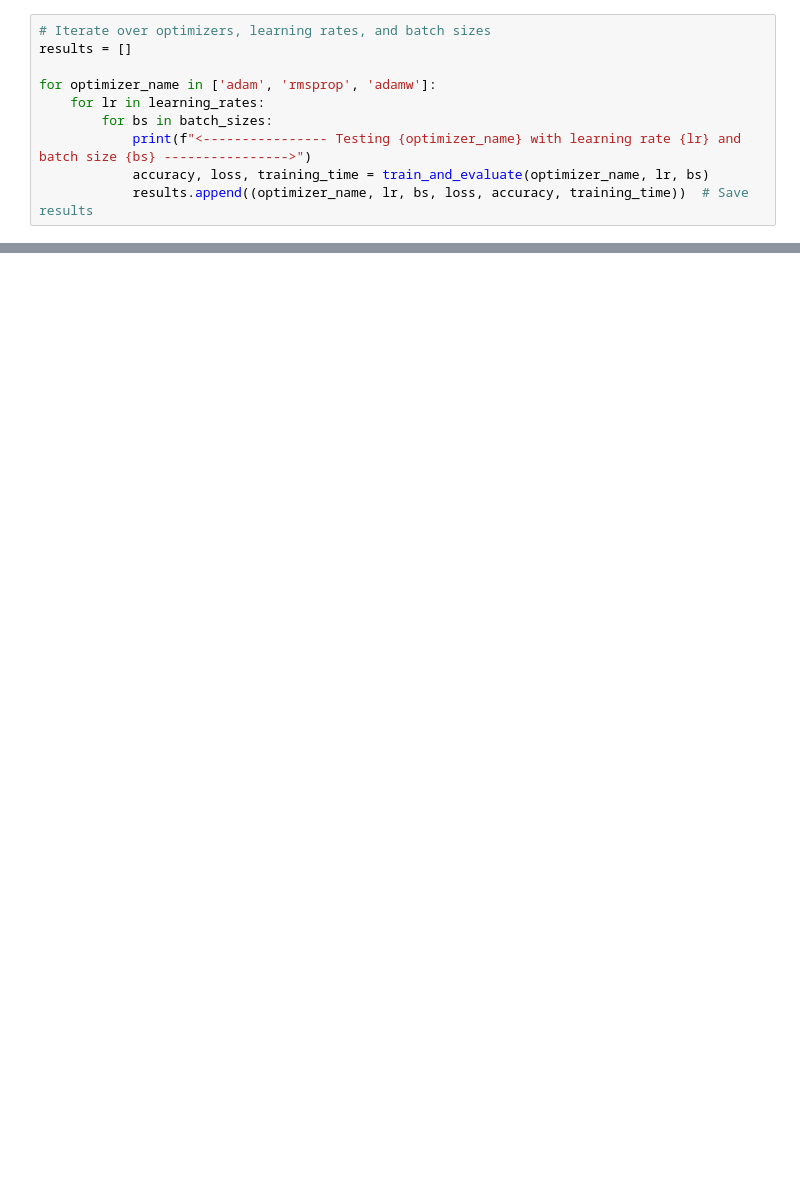
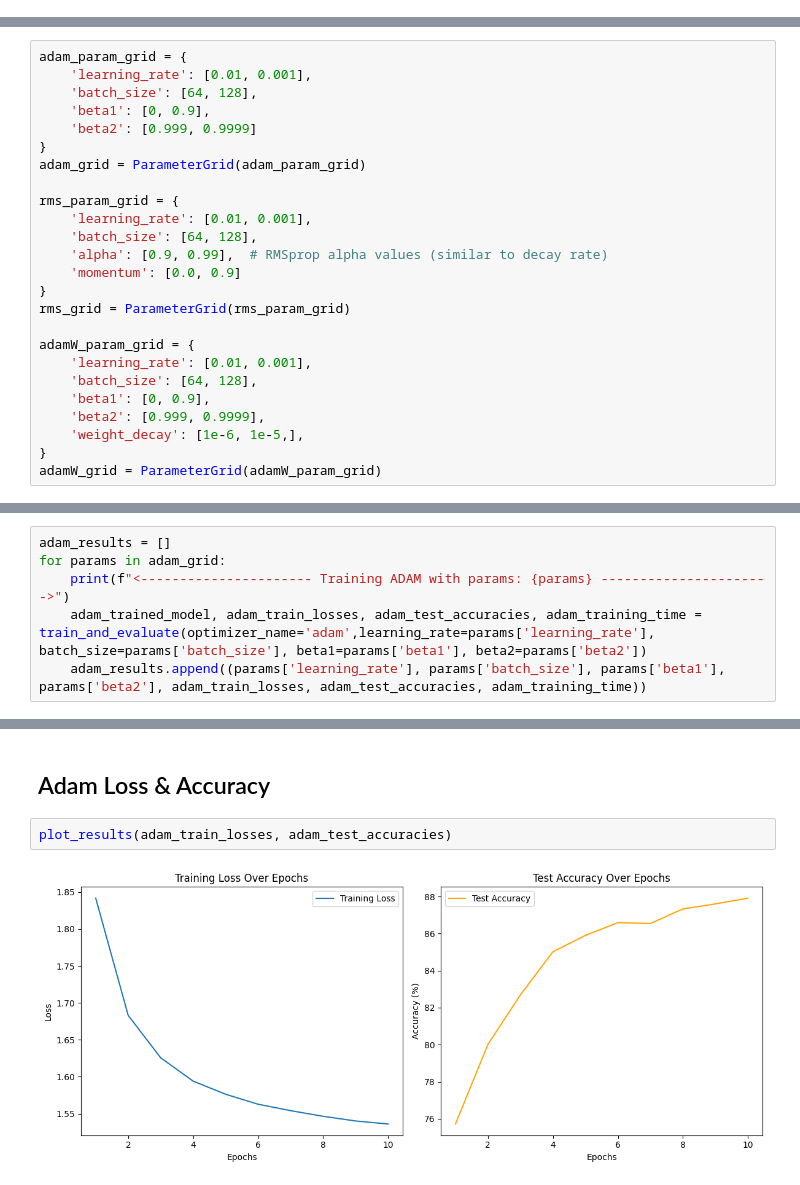
Before and after one commit to linhntk123/AI_Mavericks, a Jupyter notebook: AI_Mavericks_ADL_Midterm.ipynb, the cells around one changed output, grey strips where cells are left out. Cells and saved outputs as stored; diff of their text form; blank space fills up the shorter version.

Commit message:
full training

```diff
--- a/AI_Mavericks_ADL_Midterm.ipynb
+++ b/AI_Mavericks_ADL_Midterm.ipynb
@@ -163,10 +0,0 @@ batch_sizes = [32, 64, 128]
-# %%
-# Iterate over optimizers, learning rates, and batch sizes
-results = []
-
-for optimizer_name in ['adam', 'rmsprop', 'adamw']:
-    for lr in learning_rates:
-        for bs in batch_sizes:
-            print(f"<---------------- Testing {optimizer_name} with learning rate {lr} and batch size {bs} ---------------->")
-            accuracy, loss, training_time = train_and_evaluate(optimizer_name, lr, bs)
-            results.append((optimizer_name, lr, bs, loss, accuracy, training_time))  # Save results
@@ -260,0 +168,25 @@ plt.show()
+# %%
+adam_param_grid = {
+    'learning_rate': [0.01, 0.001],
+    'batch_size': [64, 128],
+    'beta1': [0, 0.9],
+    'beta2': [0.999, 0.9999]
+}
+adam_grid = ParameterGrid(adam_param_grid)
+
+rms_param_grid = {
+    'learning_rate': [0.01, 0.001],
+    'batch_size': [64, 128],
+    'alpha': [0.9, 0.99],  # RMSprop alpha values (similar to decay rate)
+    'momentum': [0.0, 0.9]
+}
+rms_grid = ParameterGrid(rms_param_grid)
+
+adamW_param_grid = {
+    'learning_rate': [0.01, 0.001],
+    'batch_size': [64, 128],
+    'beta1': [0, 0.9],
+    'beta2': [0.999, 0.9999],
+    'weight_decay': [1e-6, 1e-5,],
+}
+adamW_grid = ParameterGrid(adamW_param_grid)
@@ -260,0 +195,6 @@ plt.show()
+# %%
+adam_results = []
+for params in adam_grid:
+    print(f"<---------------------- Training ADAM with params: {params} ---------------------->")
+    adam_trained_model, adam_train_losses, adam_test_accuracies, adam_training_time = train_and_evaluate(optimizer_name='adam',learning_rate=params['learning_rate'], batch_size=params['batch_size'], beta1=params['beta1'], beta2=params['beta2'])
+    adam_results.append((params['learning_rate'], params['batch_size'], params['beta1'], params['beta2'], adam_train_losses, adam_test_accuracies, adam_training_time))
@@ -260,0 +271,6 @@ plt.show()
+# %% [markdown]
+## Adam Loss & Accuracy
+# %%
+plot_results(adam_train_losses, adam_test_accuracies)
+# %% [output]
+[figure, added]
```
Also changed, not shown: parts of 40 cells of this notebook.
